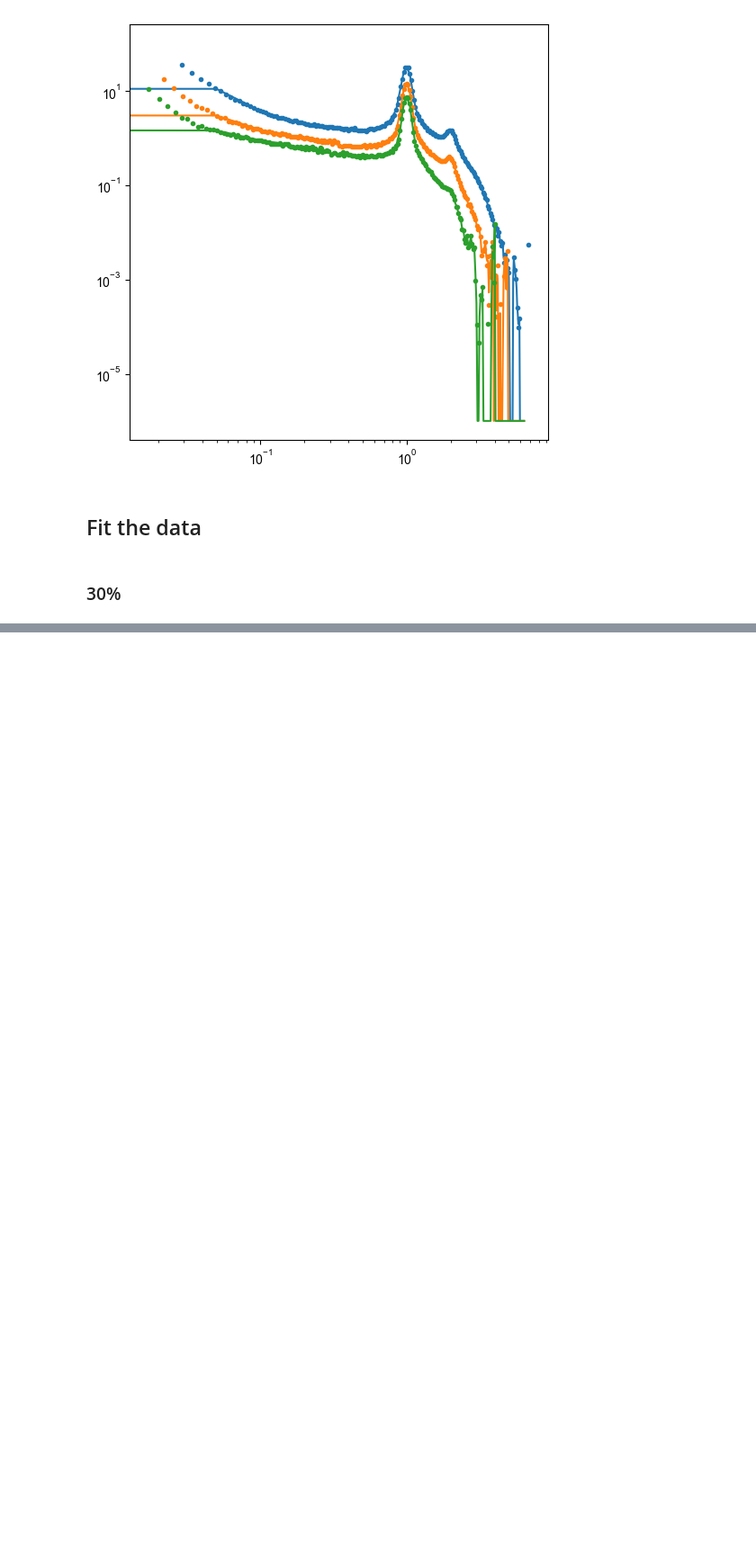
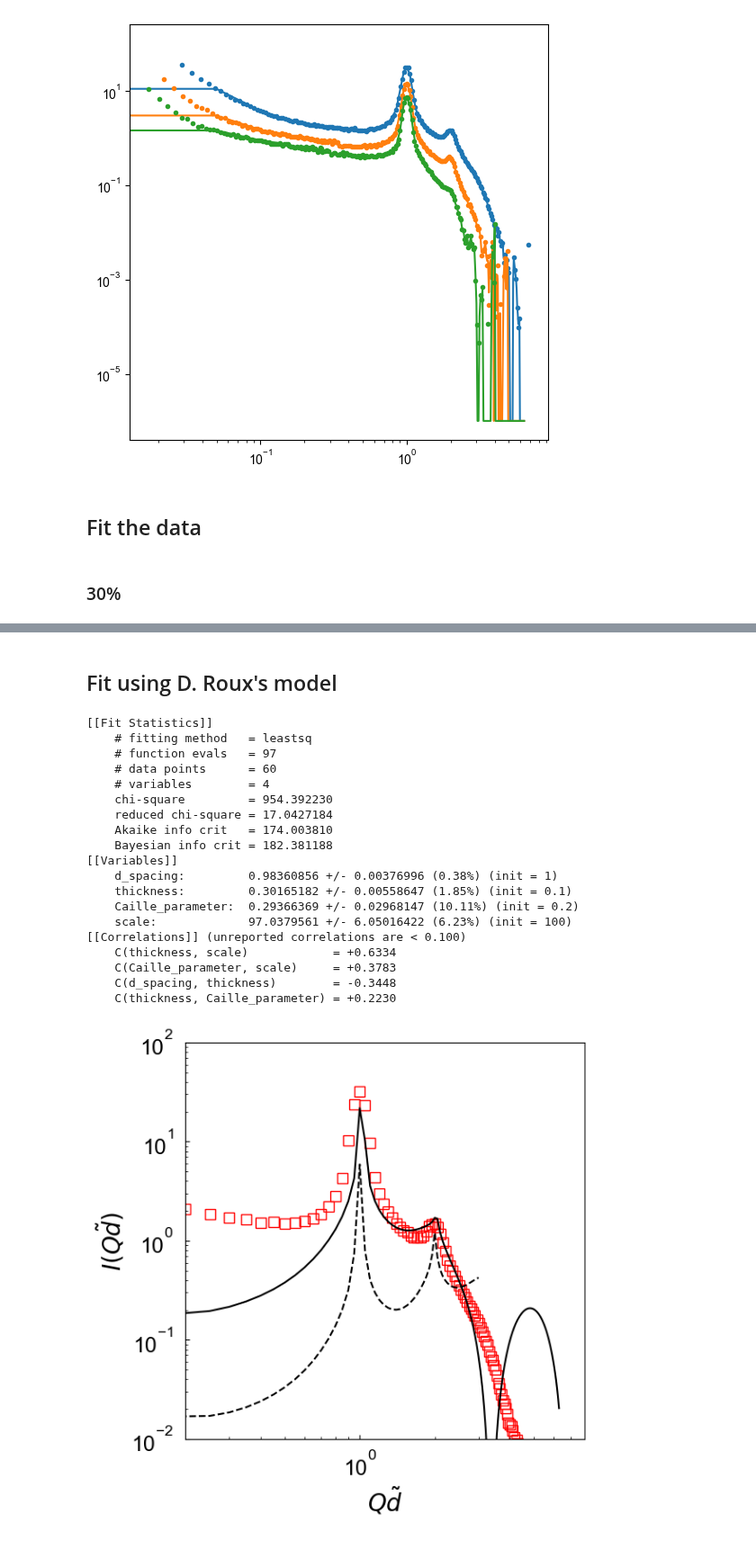
Before and after one commit to ch-tung/Randomwave_ML, a Jupyter notebook: generative_NN/fit_IQ_exp_AOT.ipynb, the cells around one changed output, grey strips where cells are left out. Shown at 90% size. Cells and saved outputs as stored; diff of their text form; code cells hidden in the pictures; blank space fills up the shorter version.

```diff
--- a/generative_NN/fit_IQ_exp_AOT.ipynb
+++ b/generative_NN/fit_IQ_exp_AOT.ipynb
@@ -493,0 +498,2 @@ ax.tick_params(direction='in', axis='both', which='both', labelsize=18, pad=10)
+# %% [markdown]
+## Fit using D. Roux's model
@@ -493,0 +534,76 @@ ax.tick_params(direction='in', axis='both', which='both', labelsize=18, pad=10)
+# %%
+def IQ_th_Roux(Q, params):
+    v = params.valuesdict()
+    IQ = lamellar_stack_caille(Q*v['d_spacing']*2*np.pi, 1, v['thickness'], v['Caille_parameter'], v['scale'],
+                               background=0, deltaq=0.1, Nlayers=100)
+    return IQ
+
+def lmbda_Roux(params, Q, data, index_Q):
+    IQ_model = IQ_th_Roux(Q, params)
+    residue = ((data*Q**4) - (IQ_model*Q**4))[index_Q]
+    return residue
+# %%
+# fitting targets
+index_data = 0
+IQ_data = IQ_list[index_data,1:-1]
+
+IQ_data = IQ_data
+qq_data = qq[1:-1]/np.pi/20
+index_qq_fit = (qq_data>0.01)*(qq_data<3)
+
+# create parameters for fitting
+x0 =  [1.0, 0.1, 0.2,   100]
+lb =  [0.5, 0.01, 0.001, 1]
+ub =  [2.0,  1.00, 0.5,   1000]
+fp_names = ['d_spacing', 'thickness', 'Caille_parameter', 'scale']
+
+params = Parameters()
+for i_names in range(4):
+    params.add(fp_names[i_names], value=x0[i_names], min=lb[i_names], max=ub[i_names])
+
+index_Q = index_qq_fit
+
+# do fit, here with the default leastsq algorithm
+minner = Minimizer(lmbda_Roux, params, fcn_args=(qq_data, IQ_data, index_Q))
+result = minner.minimize('leastsq')
+
+# write error report
+report_fit(result)
+
+## plot fitting results
+fig = plt.figure(figsize=(6,6))
+ax = fig.add_subplot(1,1,1)
+
+index_plot = qq_data>0
+ax.plot(qq_data[index_plot],IQ_data[index_plot],'sr',fillstyle='none',ms=8)
+ax.plot(qq_data[index_qq_fit],IQ_th_Roux(qq_data,params)[index_qq_fit],'k--')
+ax.plot(qq_data[index_plot],IQ_th_Roux(qq_data,result.params)[index_plot],'k-')
+
+ax.set_xlabel(r'$Q\tilde{d}$',fontsize=20)
+ax.set_ylabel(r'$I(Q\tilde{d})$',fontsize=20)
+ax.set_yscale('log')
+ax.set_xscale('log')
+ax.set_xlim([0.2,8])
+ax.set_ylim([0.01,100])
+ax.tick_params(direction='in', axis='both', which='both', labelsize=18, pad=10)
+# %% [output]
+[[Fit Statistics]]
+    # fitting method   = leastsq
+    # function evals   = 97
+    # data points      = 60
+    # variables        = 4
+    chi-square         = 954.392230
+    reduced chi-square = 17.0427184
+    Akaike info crit   = 174.003810
+    Bayesian info crit = 182.381188
+[[Variables]]
+    d_spacing:         0.98360856 +/- 0.00376996 (0.38%) (init = 1)
+    thickness:         0.30165182 +/- 0.00558647 (1.85%) (init = 0.1)
+    Caille_parameter:  0.29366369 +/- 0.02968147 (10.11%) (init = 0.2)
+    scale:             97.0379561 +/- 6.05016422 (6.23%) (init = 100)
+[[Correlations]] (unreported correlations are < 0.100)
+    C(thickness, scale)            = +0.6334
+    C(Caille_parameter, scale)     = +0.3783
+    C(d_spacing, thickness)        = -0.3448
+    C(thickness, Caille_parameter) = +0.2230
+[figure, added]
```
Also changed, not shown: parts of 7 cells of this notebook, 8 other files.
